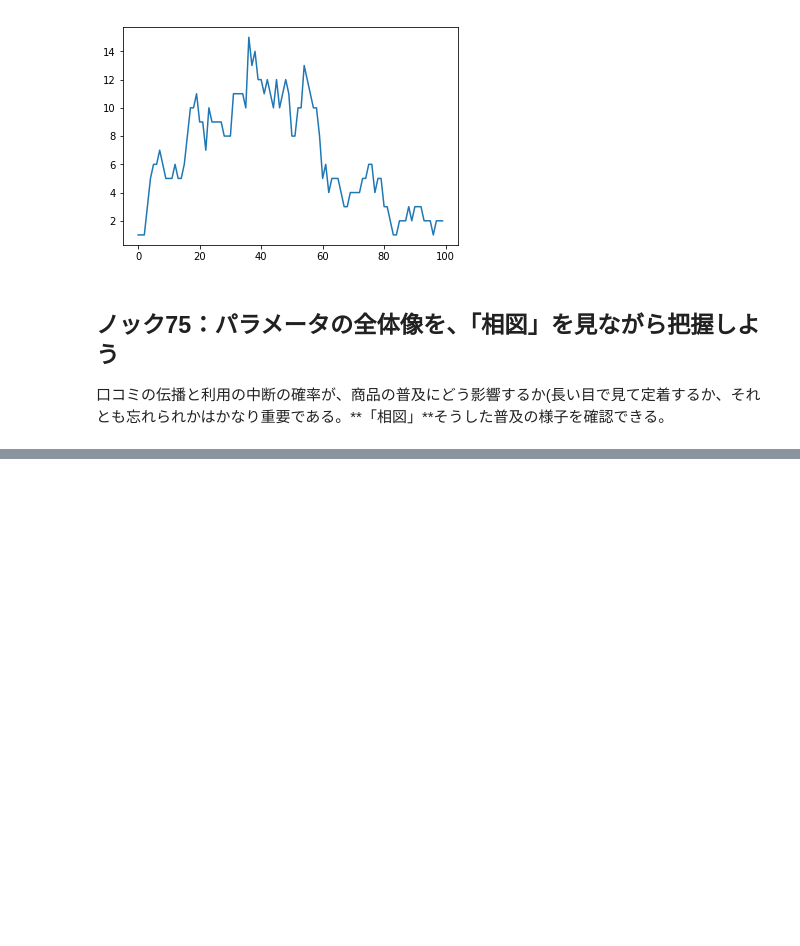
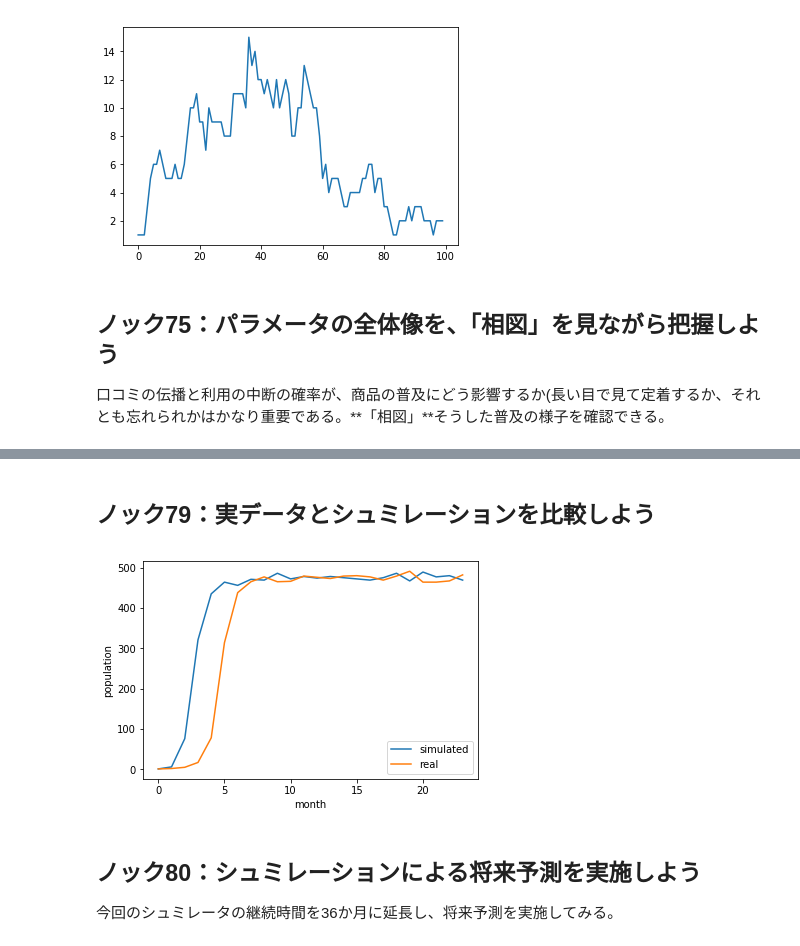
Before and after one commit to Akiyoshi999/Python_Practical-data-analysis_100-knocks, a Jupyter notebook: 8章/数値シュミレーションで消費者行動を予測する10本ノック.ipynb, the cells around one changed output, grey strips where cells are left out. Cells and saved outputs as stored; diff of their text form; code cells hidden in the pictures; blank space fills up the shorter version.

```diff
--- a/8章/数値シュミレーションで消費者行動を予測する10本ノック.ipynb
+++ b/8章/数値シュミレーションで消費者行動を予測する10本ノック.ipynb
@@ -221,0 +269,14 @@ plt.show()
+# %%
+NUM = len(df_mem_info.index)
+T_NUM = len(df_mem_info.columns)-1
+
+# 消滅の確率推定
+count_active = 0
+count_active_to_inactive =0
+for t in range(1,T_NUM):
+    for i in range(NUM):
+        if (df_mem_info.iloc[i][t]==1):
+            count_active_to_inactive += 1
+            if (df_mem_info.iloc[i][t+1]==0):
+                count_active += 1
+estimated_percent_disapparence = count_active/count_active_to_inactive
@@ -221,0 +306,34 @@ plt.show()
+# %% [markdown]
+## ノック79：実データとシュミレーションを比較しよう
+# %%
+persent_percolation = estimated_percent_percolation
+percent_disapparence = estimated_percent_disapparence
+T_NUM = 24
+NUM = len(df_mem_links.index)
+list_active = np.zeros(NUM)
+list_active[0] = 1
+list_timeSeries = []
+for t in range(T_NUM):
+    list_active = simulate_population(NUM,list_active,persent_percolation,percent_disapparence,df_mem_links)
+    list_timeSeries.append(list_active.copy())
+# %%
+list_timeSeries_num = []
+for i in range(len(list_timeSeries)):
+    list_timeSeries_num.append(sum(list_timeSeries[i]))
+# %%
+T_NUM = len(df_mem_info.columns)-1
+list_timeSeries_num_real = []
+for t in range(0,T_NUM):
+    list_timeSeries_num_real.append(len(df_mem_info[df_mem_info[str(t)]==1].index))
+# %%
+plt.plot(list_timeSeries_num,label='simulated')
+plt.plot(list_timeSeries_num_real,label='real')
+plt.xlabel('month')
+plt.ylabel('population')
+plt.legend(loc='best')
+plt.show()
+# %% [output]
+[figure, added]
+# %% [markdown]
+## ノック80：シュミレーションによる将来予測を実施しよう
+今回のシュミレータの継続時間を36か月に延長し、将来予測を実施してみる。
```
Also changed, not shown: parts of 15 cells of this notebook.
